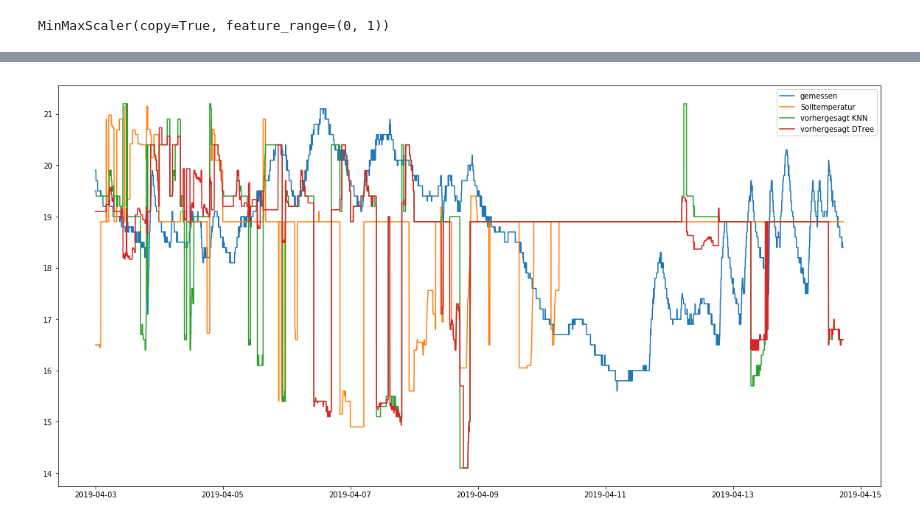
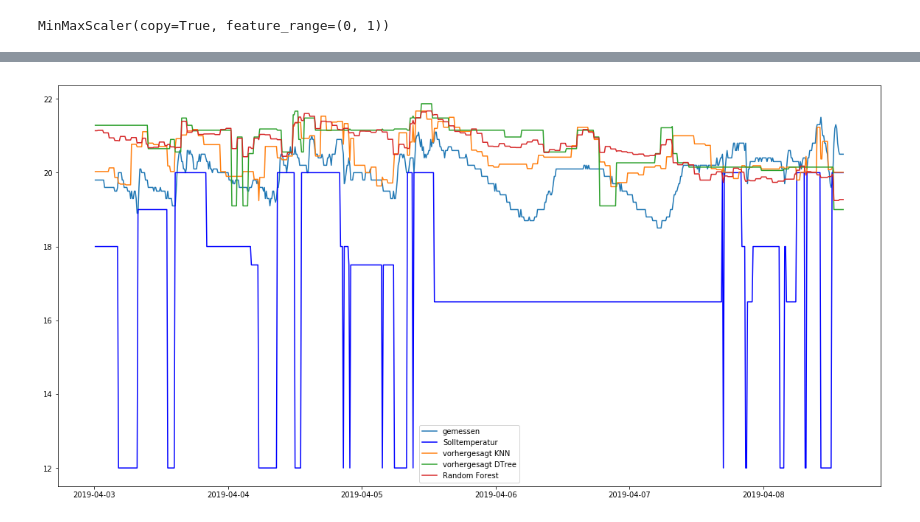
Before and after one commit to CMootz/week_program, a Jupyter notebook: Notebooks/preprocess.ipynb, the cells around one changed output, grey strips where cells are left out. Drawn from its saved outputs; the diff is of its cells as text; code cells hidden in the pictures.

```diff
--- a/Notebooks/preprocess.ipynb
+++ b/Notebooks/preprocess.ipynb
@@ -253,7 +287,7 @@ proba_test = []
 proba_train = []
 proba_validate = []
 
-for i in range(1, 50):
+for i in range(1, 150):
 #Predict Output
     classifier = DecisionTreeRegressor(max_depth = i)
     classifier.fit(X_train,y_train)
@@ -273,5 +309,5 @@ matplotlib.pyplot.legend(['train','test','val']);
 # %%
-dtr = DecisionTreeRegressor()#max_depth=28)
+dtr = DecisionTreeRegressor(max_depth=95)
 dtr.fit(X_train, y_train)
 y_dtr_predict = dtr.predict(frame4)
 # %%
@@ -292,7 +328,7 @@ from sklearn.ensemble import RandomForestRegressor
 error_train = []
 error_val = []
 
-for i in range(1, 50):
+for i in range(1, 100):
     #for j in range(1,5):
         #for k in range(2,10):
     d_forest = RandomForestRegressor(n_estimators=i, n_jobs=-1, random_state=42)
@@ -310,5 +346,5 @@ matplotlib.pyplot.legend(['train','val']);
 # %%
-fr = RandomForestRegressor(n_estimators=3, n_jobs=-1)
+fr = RandomForestRegressor(n_estimators=2, n_jobs=-1)
 fr.fit(X_train, y_train)
 y_fr_predict = fr.predict(frame4)
 # %%
@@ -326,11 +362,11 @@ matplotlib.pyplot.legend(['gemessen','vorhergesagt']);
 # %%
 dates = matplotlib.dates.date2num(frame3['last_updated'])
 fig1 = matplotlib.pyplot.figure(figsize=[20,10])
 matplotlib.pyplot.plot_date(dates,list(frame3['current_temp']),'-')
-#matplotlib.pyplot.plot_date(dates, frame3['set_temp'], 'b-')
+matplotlib.pyplot.plot_date(dates, frame3['set_temp'], 'b-')
 matplotlib.pyplot.plot_date(dates,y_k_predict.reshape(y_k_predict.shape[0]),'-')
 matplotlib.pyplot.plot_date(dates,y_dtr_predict,'-')
 matplotlib.pyplot.plot_date(dates,y_fr_predict,'-')
 matplotlib.pyplot.legend(['gemessen', 'Solltemperatur', 'vorhergesagt KNN', 'vorhergesagt DTree', 'Random Forest']);
 # %% [output]
-[figure, old version]
+[figure, new version]
```
Also changed, not shown: parts of 57 cells of this notebook, 19 other files.
